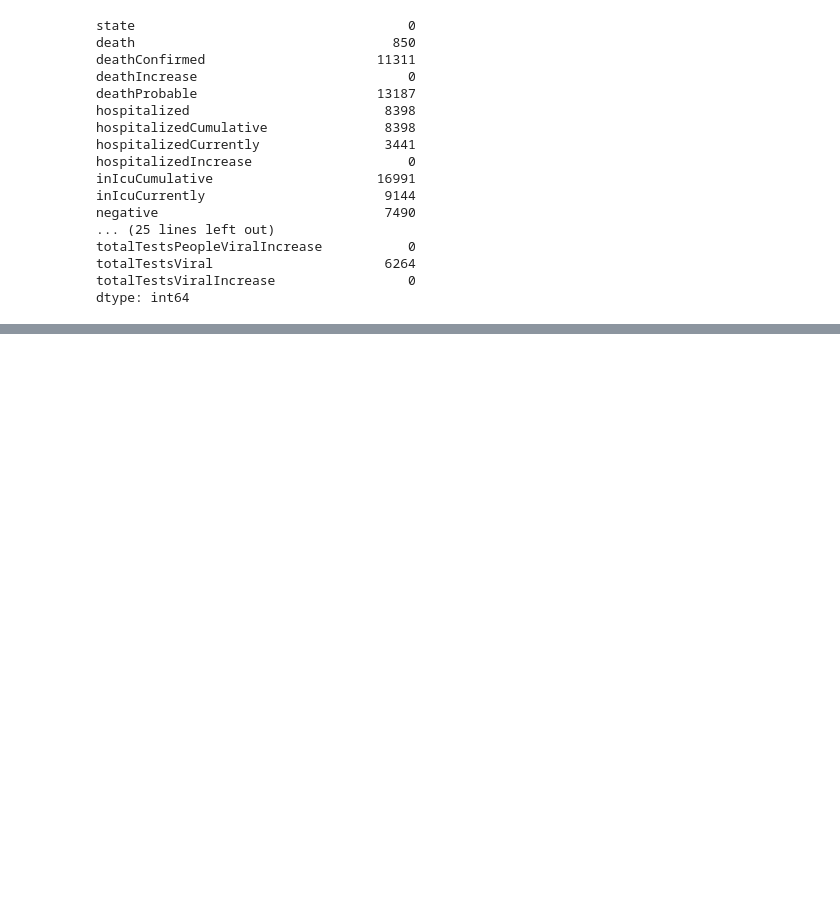
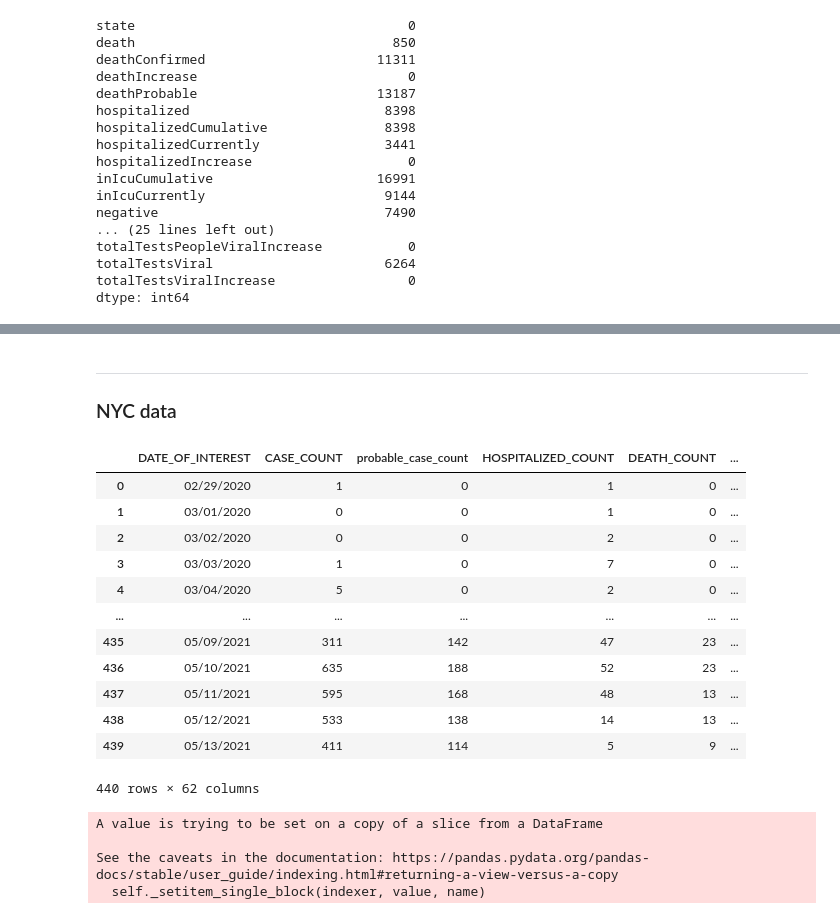
Before and after one commit to transcriptive/covid-aqi, a Jupyter notebook: covid-data-cleaning.ipynb, the cells around one changed output, grey strips where cells are left out. Saved outputs shown, nothing was run; the diff lists cells and outputs as text; code cells hidden in the pictures; blank space fills up the shorter version.

```diff
--- a/covid-data-cleaning.ipynb
+++ b/covid-data-cleaning.ipynb
@@ -146 +220,30 @@ la_county_2020
 la_county_2020.to_csv('./datasets/Covid-19-Data/LA_county_covid_2020.csv')
+# %% [markdown]
+---
+### NYC data
+# %%
+nyc = pd.read_csv('./datasets/Covid-19-Data/NYC_COVID-19_Daily_Counts_of_Cases_Hospitalizations_and_Deaths.csv')
+nyc
+# %% [output]
+|  | DATE_OF_INTEREST | CASE_COUNT | probable_case_count | HOSPITALIZED_COUNT | DEATH_COUNT | ... |
+| 0 | 02/29/2020 | 1 | 0 | 1 | 0 | ... |
+| 1 | 03/01/2020 | 0 | 0 | 1 | 0 | ... |
+| 2 | 03/02/2020 | 0 | 0 | 2 | 0 | ... |
+| 3 | 03/03/2020 | 1 | 0 | 7 | 0 | ... |
+| 4 | 03/04/2020 | 5 | 0 | 2 | 0 | ... |
+| ... | ... | ... | ... | ... | ... | ... |
+| 435 | 05/09/2021 | 311 | 142 | 47 | 23 | ... |
+| 436 | 05/10/2021 | 635 | 188 | 52 | 23 | ... |
+| 437 | 05/11/2021 | 595 | 168 | 48 | 13 | ... |
+| 438 | 05/12/2021 | 533 | 138 | 14 | 13 | ... |
+| 439 | 05/13/2021 | 411 | 114 | 5 | 9 | ... |
+440 rows × 62 columns
+# %%
+# make date in correct ISO8601 format
+for i in range(0, nyc.shape[0]):
+    nyc['DATE_OF_INTEREST'].iloc[i] = '-'.join([nyc['DATE_OF_INTEREST'][i].split('/')[2], nyc['DATE_OF_INTEREST'][i].split('/')[0], nyc['DATE_OF_INTEREST'][i].split('/')[1]])
+# %% [output]
+A value is trying to be set on a copy of a slice from a DataFrame
+
+See the caveats in the documentation: https://pandas.pydata.org/pandas-docs/stable/user_guide/indexing.html#returning-a-view-versus-a-copy
+  self._setitem_single_block(indexer, value, name)
```
Also changed, not shown: parts of 21 cells of this notebook, 3 other files.
